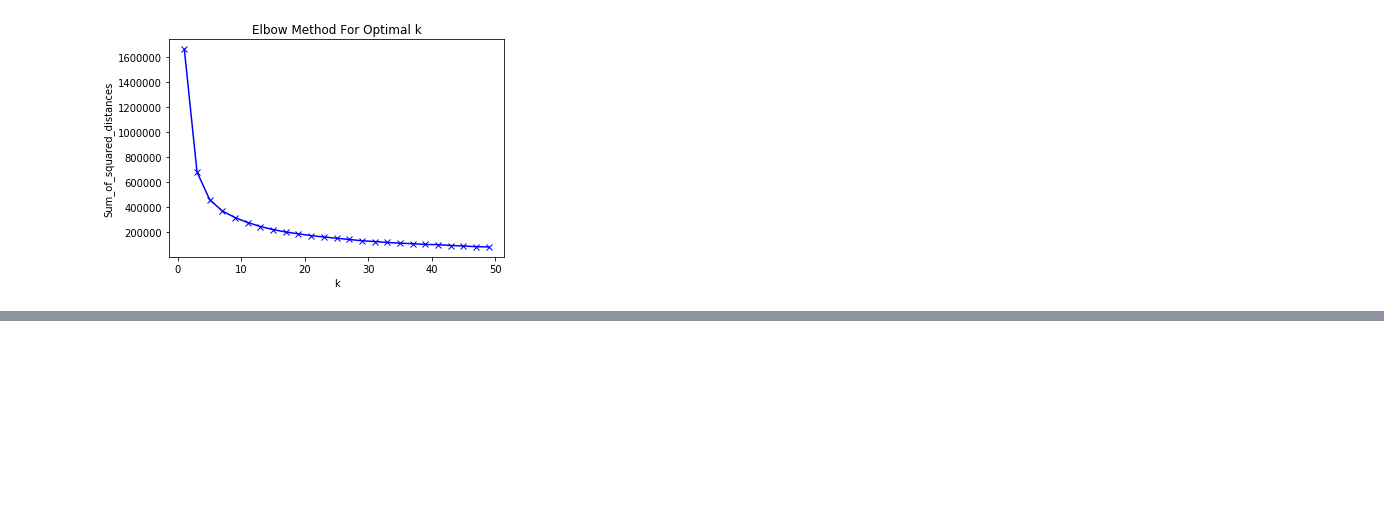
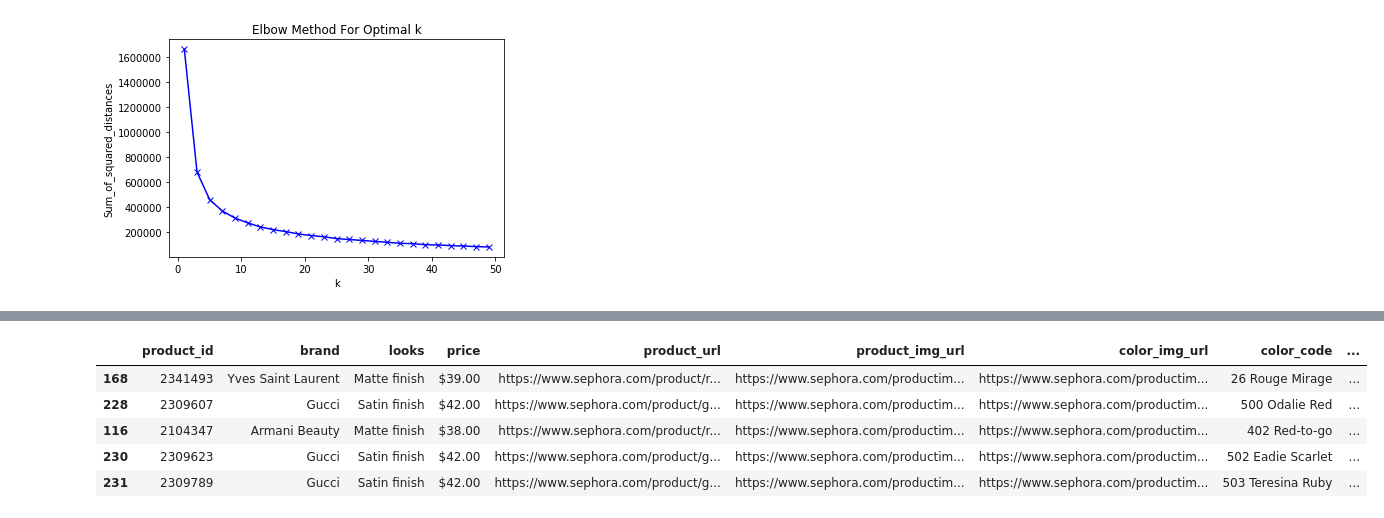
Before and after one commit to OnePiece101/Insight_Project, a Jupyter notebook: img_process_modeling.ipynb, the cells around one changed output, grey strips where cells are left out. Drawn from its saved outputs; the diff is of its cells as text; code cells hidden in the pictures; blank space fills up the shorter version.

Commit message:
sort_bestmatches_threshold

```diff
--- a/img_process_modeling.ipynb
+++ b/img_process_modeling.ipynb
@@ -171,0 +177,5 @@ df_bgrmean.head()
+# %%
+df_bgrmean['color_distance'] = 0
+for i in range(len(centers)):
+    idx = df_bgrmean[df_bgrmean['color_label'] == i].index
+    df_bgrmean['color_distance'][idx] = np.sqrt(((centers[i]-Z[idx])**2).sum(axis=1))
@@ -171,0 +187,10 @@ df_bgrmean.head()
+# %%
+idx = df_bgrmean[df_bgrmean['color_label'] == 0].index
+# df_bgrmean.iloc[df_bgrmean[df_bgrmean['color_label'] == 0].index]['color_label']
+centers[0]
+Z[idx][0]
+np.linalg.norm(centers[0]-Z[idx][1])
+np.sqrt(((centers[0]-Z[idx])**2).sum(axis=1)).shape
+len(idx)
+df_bgrmean['color_distance'] = 0
+df_bgrmean['color_distance'][idx] = np.sqrt(((centers[0]-Z[idx])**2).sum(axis=1))
@@ -193,0 +204,14 @@ df_bgrmean[df_bgrmean['color_label'] == label[0]]
+# %%
+if np.sqrt(((np.array([28.01298701298701, 51.099567099567096, 222.42943722943724],dtype='float32')-centers[label[0]])**2).sum()) <= df_bgrmean[df_bgrmean['color_label'] == label[0]].color_distance.max():
+#     print(df_bgrmean.head())
+    df_result = df_bgrmean[df_bgrmean['color_label'] == label[0]].sort_values(by='color_distance')[:5]
+else:
+    print("Sorry, the color you're looking is very special and we couldn't find a good match in our database.")
+df_result
+# %% [output]
+|  | product_id | brand | looks | price | product_url | product_img_url | color_img_url | color_code | ... |
+| 168 | 2341493 | Yves Saint Laurent | Matte finish | $39.00 | https://www.sephora.com/product/r... | https://www.sephora.com/productim... | https://www.sephora.com/productim... | 26 Rouge Mirage | ... |
+| 228 | 2309607 | Gucci | Satin finish | $42.00 | https://www.sephora.com/product/g... | https://www.sephora.com/productim... | https://www.sephora.com/productim... | 500 Odalie Red | ... |
+| 116 | 2104347 | Armani Beauty | Matte finish | $38.00 | https://www.sephora.com/product/r... | https://www.sephora.com/productim... | https://www.sephora.com/productim... | 402 Red-to-go | ... |
+| 230 | 2309623 | Gucci | Satin finish | $42.00 | https://www.sephora.com/product/g... | https://www.sephora.com/productim... | https://www.sephora.com/productim... | 502 Eadie Scarlet | ... |
+| 231 | 2309789 | Gucci | Satin finish | $42.00 | https://www.sephora.com/product/g... | https://www.sephora.com/productim... | https://www.sephora.com/productim... | 503 Teresina Ruby | ... |
```
Also changed, not shown: parts of 15 cells of this notebook.
